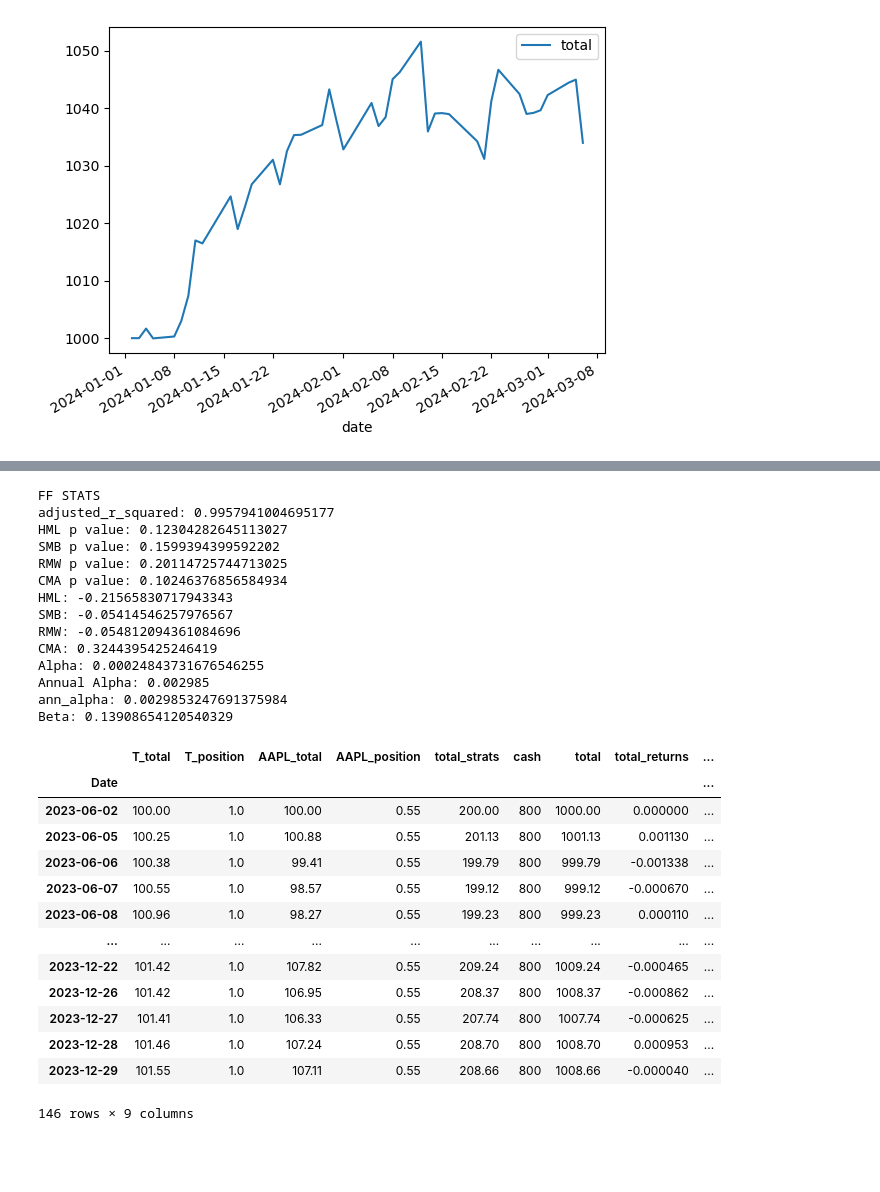
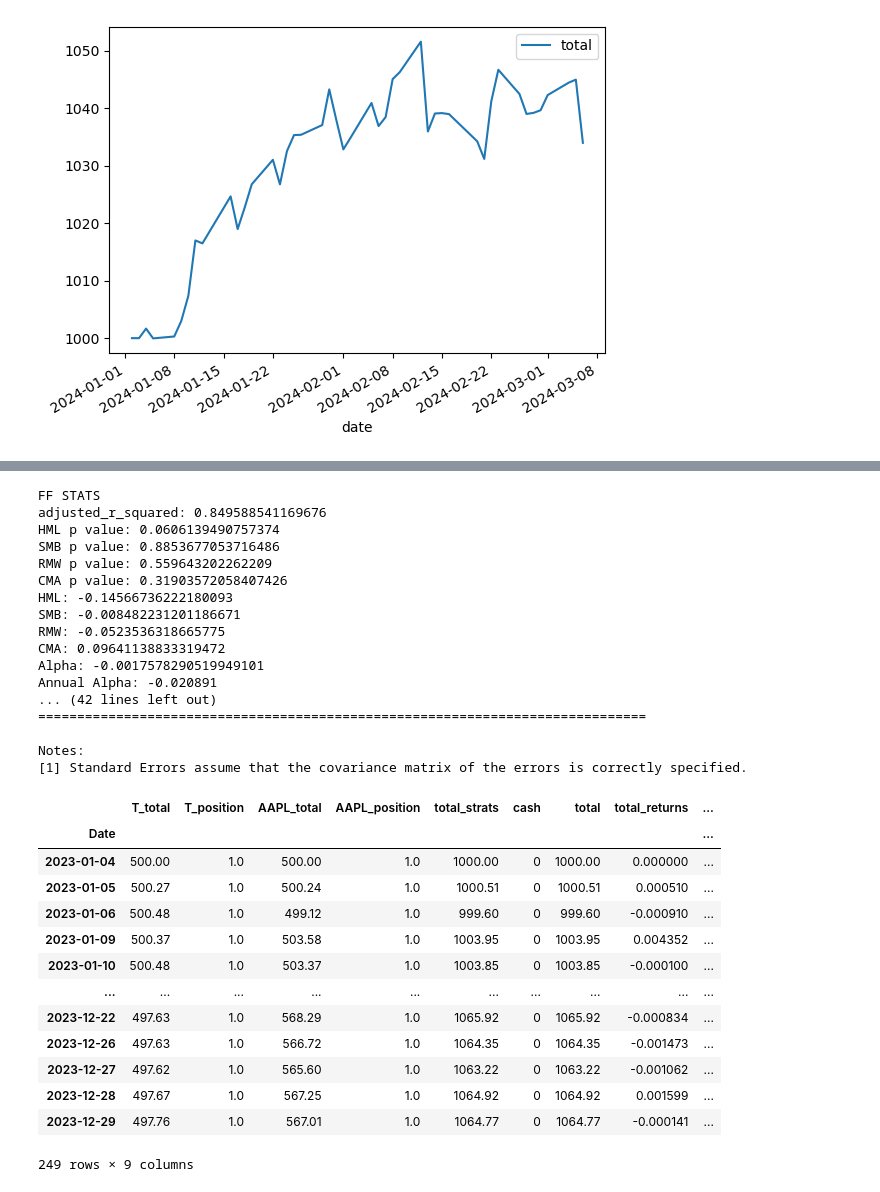
Before and after one commit to lucasdmoyer/two-dolla, a Jupyter notebook: mybacktester/mybacktester_snippits.ipynb, the cells around one changed output, grey strips where cells are left out. Cells and saved outputs as stored; diff of their text form; code cells hidden in the pictures; blank space fills up the shorter version.

```diff
--- a/mybacktester/mybacktester_snippits.ipynb
+++ b/mybacktester/mybacktester_snippits.ipynb
@@ -980,0 +1033,10 @@ shapiro: 0.9247293472290039(statistic), 5.86583553285891e-07(pvalue)
+# %%
+stock_T = Stock('T', start='2023-01-01',end='2024-01-01',initial_capital=500)
+stock_T.addStrategy(stock_T.buyStock(1))
+stock_AAPL = Stock('AAPL', start='2023-01-01',end='2024-01-01',initial_capital=500)
+stock_AAPL.addStrategy(stock_AAPL.buyStock(1))
+
+portfolio_instance = Portfolio(start='2023-01-01',end='2024-01-01', initial_capital=1000)
+portfolio_instance.addStock(stock_T)
+portfolio_instance.addStock(stock_AAPL)
+portfolio_instance.backtest(ff_stats=True,ff_2=True)
@@ -981,34 +1074,37 @@ shapiro: 0.9247293472290039(statistic), 5.86583553285891e-07(pvalue)
 # %%
-portfolio_instance.backtest(ff_stats=True)
+portfolio_instance.backtest(ff_stats=True,ff_2=True)
 # %% [output]
 FF STATS
-adjusted_r_squared: 0.9957941004695177
-HML p value: 0.12304282645113027
-SMB p value: 0.1599394399592202
-RMW p value: 0.20114725744713025
-CMA p value: 0.10246376856584934
-HML: -0.21565830717943343
-SMB: -0.05414546257976567
-RMW: -0.054812094361084696
-CMA: 0.3244395425246419
-Alpha: 0.00024843731676546255
-Annual Alpha: 0.002985
-ann_alpha: 0.0029853247691375984
-Beta: 0.13908654120540329
+adjusted_r_squared: 0.849588541169676
+HML p value: 0.0606139490757374
+SMB p value: 0.8853677053716486
+RMW p value: 0.559643202262209
+CMA p value: 0.31903572058407426
+HML: -0.14566736222180093
+SMB: -0.008482231201186671
+RMW: -0.0523536318665775
+CMA: 0.09641138833319472
+Alpha: -0.0017578290519949101
+Annual Alpha: -0.020891
+... (42 lines left out)
+==============================================================================
+
+Notes:
+[1] Standard Errors assume that the covariance matrix of the errors is correctly specified.
 |  | T_total | T_position | AAPL_total | AAPL_position | total_strats | cash | total | total_returns | ... |
 | Date |  |  |  |  |  |  |  |  | ... |
-| 2023-06-02 | 100.00 | 1.0 | 100.00 | 0.55 | 200.00 | 800 | 1000.00 | 0.000000 | ... |
-| 2023-06-05 | 100.25 | 1.0 | 100.88 | 0.55 | 201.13 | 800 | 1001.13 | 0.001130 | ... |
-| 2023-06-06 | 100.38 | 1.0 | 99.41 | 0.55 | 199.79 | 800 | 999.79 | -0.001338 | ... |
-| 2023-06-07 | 100.55 | 1.0 | 98.57 | 0.55 | 199.12 | 800 | 999.12 | -0.000670 | ... |
-| 2023-06-08 | 100.96 | 1.0 | 98.27 | 0.55 | 199.23 | 800 | 999.23 | 0.000110 | ... |
+| 2023-01-04 | 500.00 | 1.0 | 500.00 | 1.0 | 1000.00 | 0 | 1000.00 | 0.000000 | ... |
+| 2023-01-05 | 500.27 | 1.0 | 500.24 | 1.0 | 1000.51 | 0 | 1000.51 | 0.000510 | ... |
+| 2023-01-06 | 500.48 | 1.0 | 499.12 | 1.0 | 999.60 | 0 | 999.60 | -0.000910 | ... |
+| 2023-01-09 | 500.37 | 1.0 | 503.58 | 1.0 | 1003.95 | 0 | 1003.95 | 0.004352 | ... |
+| 2023-01-10 | 500.48 | 1.0 | 503.37 | 1.0 | 1003.85 | 0 | 1003.85 | -0.000100 | ... |
 | ... | ... | ... | ... | ... | ... | ... | ... | ... | ... |
-| 2023-12-22 | 101.42 | 1.0 | 107.82 | 0.55 | 209.24 | 800 | 1009.24 | -0.000465 | ... |
-| 2023-12-26 | 101.42 | 1.0 | 106.95 | 0.55 | 208.37 | 800 | 1008.37 | -0.000862 | ... |
-| 2023-12-27 | 101.41 | 1.0 | 106.33 | 0.55 | 207.74 | 800 | 1007.74 | -0.000625 | ... |
-| 2023-12-28 | 101.46 | 1.0 | 107.24 | 0.55 | 208.70 | 800 | 1008.70 | 0.000953 | ... |
-| 2023-12-29 | 101.55 | 1.0 | 107.11 | 0.55 | 208.66 | 800 | 1008.66 | -0.000040 | ... |
+| 2023-12-22 | 497.63 | 1.0 | 568.29 | 1.0 | 1065.92 | 0 | 1065.92 | -0.000834 | ... |
+| 2023-12-26 | 497.63 | 1.0 | 566.72 | 1.0 | 1064.35 | 0 | 1064.35 | -0.001473 | ... |
+| 2023-12-27 | 497.62 | 1.0 | 565.60 | 1.0 | 1063.22 | 0 | 1063.22 | -0.001062 | ... |
+| 2023-12-28 | 497.67 | 1.0 | 567.25 | 1.0 | 1064.92 | 0 | 1064.92 | 0.001599 | ... |
+| 2023-12-29 | 497.76 | 1.0 | 567.01 | 1.0 | 1064.77 | 0 | 1064.77 | -0.000141 | ... |
-146 rows × 9 columns
+249 rows × 9 columns
 # %%
 port = Portfolio(start='2023-06-01',end='2024-01-01',initial_capital=10000)
 tickers = ['MSFT', 'AAPL','GOOG', 'AMZN']
```
Also changed, not shown: parts of 8 cells of this notebook, 2 other files.
